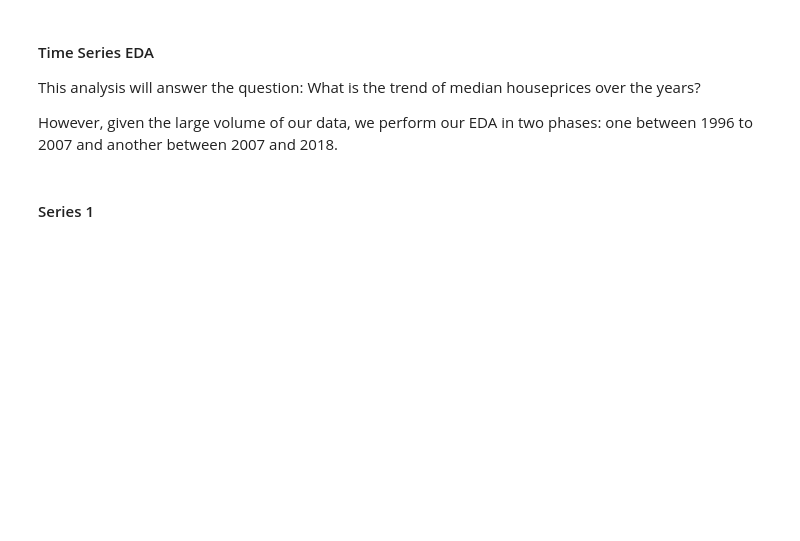
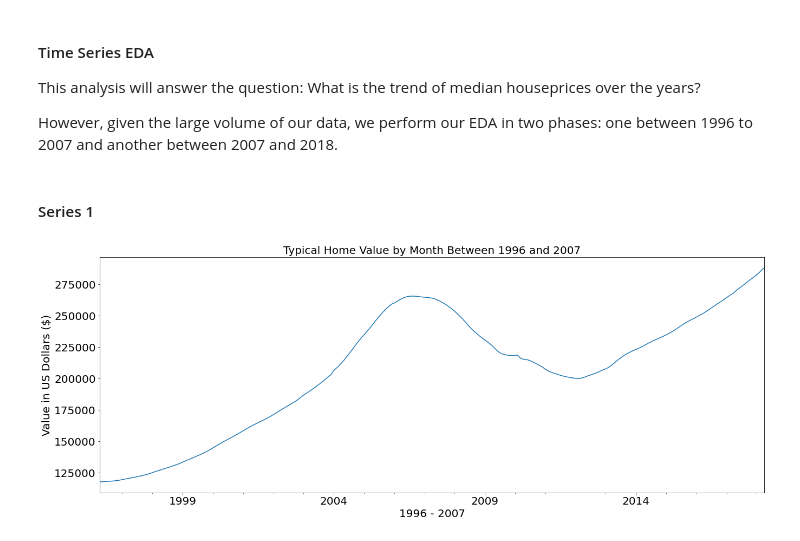
Before and after one commit to SueMungai/Time-Series-Team-3, a Jupyter notebook: Data Understanding (1).ipynb, the cells around one changed output. Saved outputs shown, nothing was run; the diff lists cells and outputs as text; code cells hidden in the pictures; blank space fills up the shorter version.

```diff
--- a/Data Understanding (1).ipynb
+++ b/Data Understanding (1).ipynb
@@ -242,17 +462,19 @@ time_series2 = new_data['2007-01-01':'2018-04-01']
 # %% [markdown]
 #### Series 1
 # %%
-time_series1_monthly = time_series1.resample('MS').mean()['value']
+time_series_monthly = new_data.resample('MS').mean()['value']
 # Draw a line plot using the new data
-time_series1_monthly.plot(figsize = (22,8))
+time_series_monthly.plot(figsize = (22,8))
 
 plt.title('Typical Home Value by Month Between 1996 and 2007',fontsize = 20)
 plt.ylabel('Value in US Dollars ($)',fontsize = 20)
 plt.xlabel ('1996 - 2007',fontsize = 20)
 
 plt.yticks(fontsize = 20)
 plt.xticks (fontsize = 20)
 
 plt.show()
+# %% [output]
+[figure, added]
 # %%
 # Annual
```
Also changed, not shown: parts of 45 cells of this notebook.
